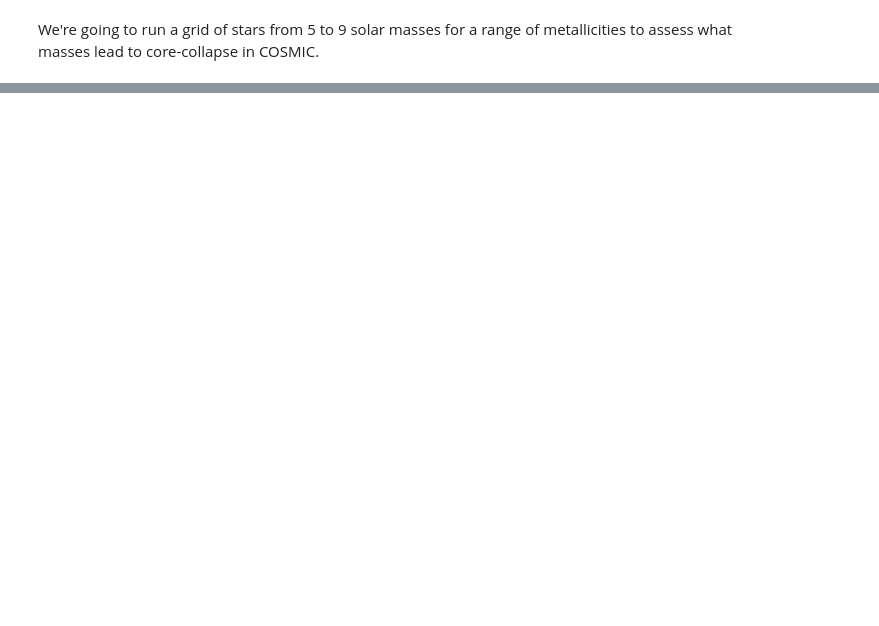
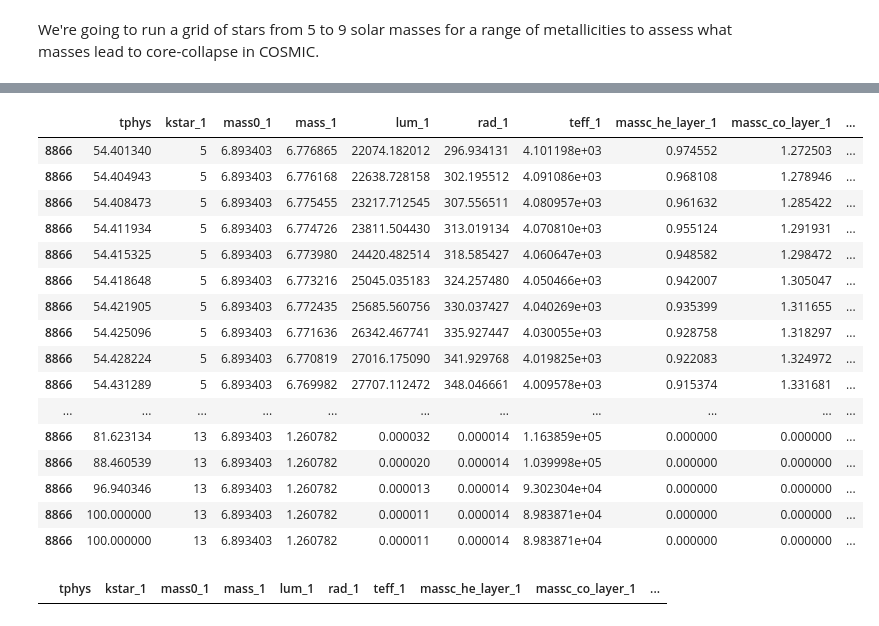
Before and after one commit to TomWagg/underworld, a Jupyter notebook: analysis/cosmic_explode_crit.ipynb, the cells around one changed output, grey strips where cells are left out. Saved outputs shown, nothing was run; the diff lists cells and outputs as text; code cells hidden in the pictures; blank space fills up the shorter version.

```diff
--- a/analysis/cosmic_explode_crit.ipynb
+++ b/analysis/cosmic_explode_crit.ipynb
@@ -136,0 +222,24 @@ final_bpp
+# %%
+bcm.loc[8866][bcm.loc[8866]["tphys"] > 54.4]
+# %% [output]
+|  | tphys | kstar_1 | mass0_1 | mass_1 | lum_1 | rad_1 | teff_1 | massc_he_layer_1 | massc_co_layer_1 | ... |
+| 8866 | 54.401340 | 5 | 6.893403 | 6.776865 | 22074.182012 | 296.934131 | 4.101198e+03 | 0.974552 | 1.272503 | ... |
+| 8866 | 54.404943 | 5 | 6.893403 | 6.776168 | 22638.728158 | 302.195512 | 4.091086e+03 | 0.968108 | 1.278946 | ... |
+| 8866 | 54.408473 | 5 | 6.893403 | 6.775455 | 23217.712545 | 307.556511 | 4.080957e+03 | 0.961632 | 1.285422 | ... |
+| 8866 | 54.411934 | 5 | 6.893403 | 6.774726 | 23811.504430 | 313.019134 | 4.070810e+03 | 0.955124 | 1.291931 | ... |
+| 8866 | 54.415325 | 5 | 6.893403 | 6.773980 | 24420.482514 | 318.585427 | 4.060647e+03 | 0.948582 | 1.298472 | ... |
+| 8866 | 54.418648 | 5 | 6.893403 | 6.773216 | 25045.035183 | 324.257480 | 4.050466e+03 | 0.942007 | 1.305047 | ... |
+| 8866 | 54.421905 | 5 | 6.893403 | 6.772435 | 25685.560756 | 330.037427 | 4.040269e+03 | 0.935399 | 1.311655 | ... |
+| 8866 | 54.425096 | 5 | 6.893403 | 6.771636 | 26342.467741 | 335.927447 | 4.030055e+03 | 0.928758 | 1.318297 | ... |
+| 8866 | 54.428224 | 5 | 6.893403 | 6.770819 | 27016.175090 | 341.929768 | 4.019825e+03 | 0.922083 | 1.324972 | ... |
+| 8866 | 54.431289 | 5 | 6.893403 | 6.769982 | 27707.112472 | 348.046661 | 4.009578e+03 | 0.915374 | 1.331681 | ... |
+| ... | ... | ... | ... | ... | ... | ... | ... | ... | ... | ... |
+| 8866 | 81.623134 | 13 | 6.893403 | 1.260782 | 0.000032 | 0.000014 | 1.163859e+05 | 0.000000 | 0.000000 | ... |
+| 8866 | 88.460539 | 13 | 6.893403 | 1.260782 | 0.000020 | 0.000014 | 1.039998e+05 | 0.000000 | 0.000000 | ... |
+| 8866 | 96.940346 | 13 | 6.893403 | 1.260782 | 0.000013 | 0.000014 | 9.302304e+04 | 0.000000 | 0.000000 | ... |
+| 8866 | 100.000000 | 13 | 6.893403 | 1.260782 | 0.000011 | 0.000014 | 8.983871e+04 | 0.000000 | 0.000000 | ... |
+| 8866 | 100.000000 | 13 | 6.893403 | 1.260782 | 0.000011 | 0.000014 | 8.983871e+04 | 0.000000 | 0.000000 | ... |
+# %%
+bcm[bcm["massc_co_layer_1"] > bcm["mass_1"]]
+# %% [output]
+|  | tphys | kstar_1 | mass0_1 | mass_1 | lum_1 | rad_1 | teff_1 | massc_he_layer_1 | massc_co_layer_1 | ... |
```
Also changed, not shown: parts of 18 cells of this notebook.
